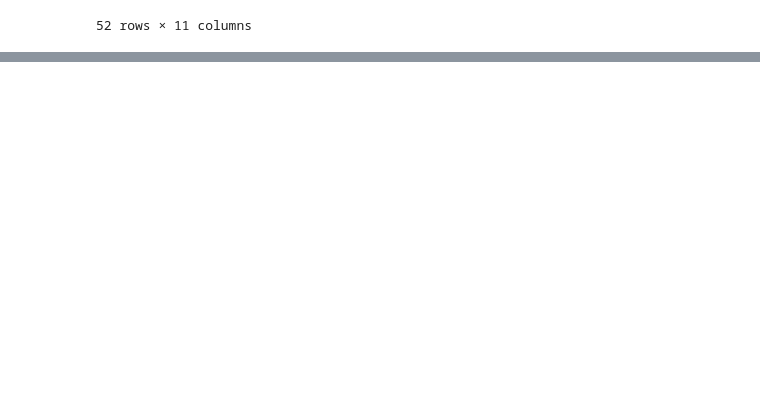
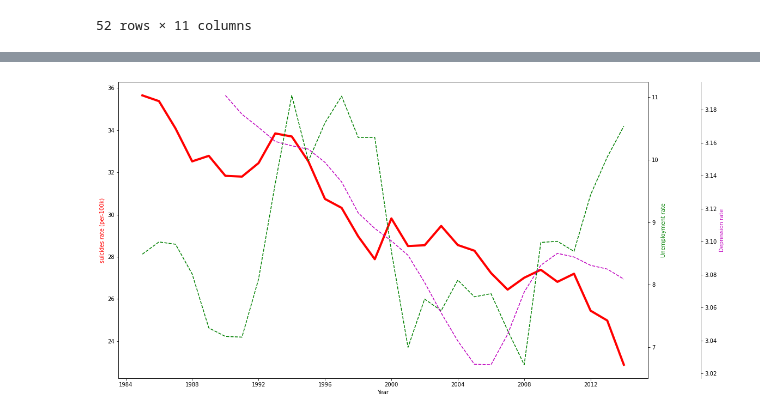
Before and after one commit to Brunadiasmiguel/depression, a Jupyter notebook: Analysis/regression_suicide_rate.ipynb, the cells around one changed output, grey strips where cells are left out. Cells and saved outputs as stored; diff of their text form; code cells hidden in the pictures; blank space fills up the shorter version.

```diff
--- a/Analysis/regression_suicide_rate.ipynb
+++ b/Analysis/regression_suicide_rate.ipynb
@@ -54 +85,33 @@ data_country('Germany')
+# %%
+def plot_suicide_variables(country,sex):
+
+    fig, ax1 = plt.subplots(figsize=(20,10))
+
+    fig.subplots_adjust(right=0.8)
+
+    ax2 = ax1.twinx()
+    ax3 = ax1.twinx()
+    ax3.spines["right"].set_position(("axes", 1.1))
+
+    df=data_country(country).loc[data_country(country)['sex']==sex]
+
+    ax1.plot(df['year'], df['suicides_per_100K'], 'r-',label="suicides rate (per-100k)",linewidth=4)
+
+    #(% of female labor force)
+    ax2.plot(df['year'], df['unemployment'], 'g-', label="Unemployment rate",linestyle='--')
+
+    ax3.plot(df['year'], df['depression_rate'],color='m',label="Depression rate",linestyle='--')
+
+    ax1.set_xlabel("Year")
+    ax1.set_ylabel("suicides rate (per-100k)")
+    ax2.set_ylabel("Unemployment rate")
+    ax3.set_ylabel("Depression rate")
+
+    ax1.yaxis.label.set_color('red')
+    ax2.yaxis.label.set_color('green')
+    ax3.yaxis.label.set_color('m')
+# %%
+plot_suicide_variables('France', 'male')
+# %% [output]
+[figure, added]
 # %%
```
Also changed, not shown: parts of 13 cells of this notebook, 5 other files.
